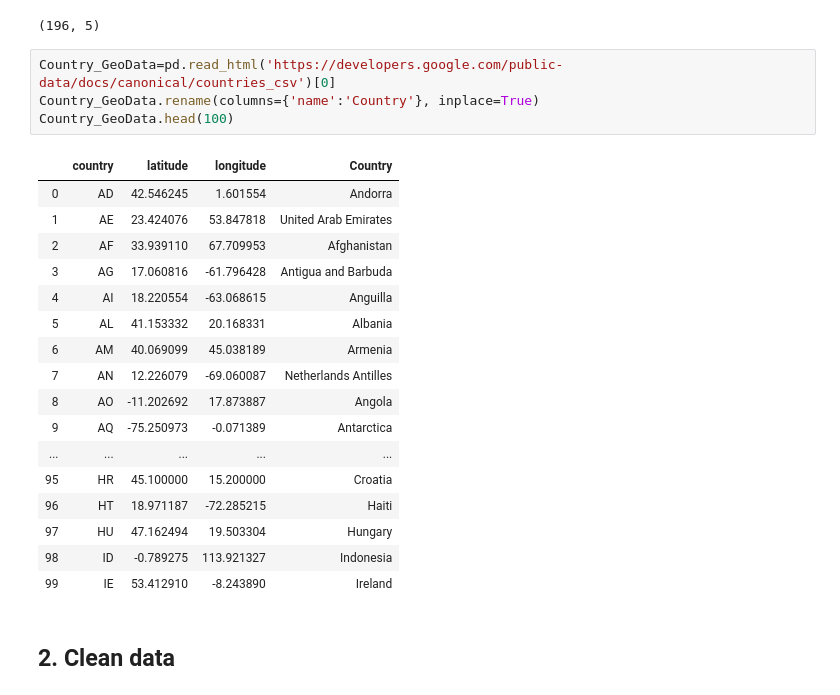
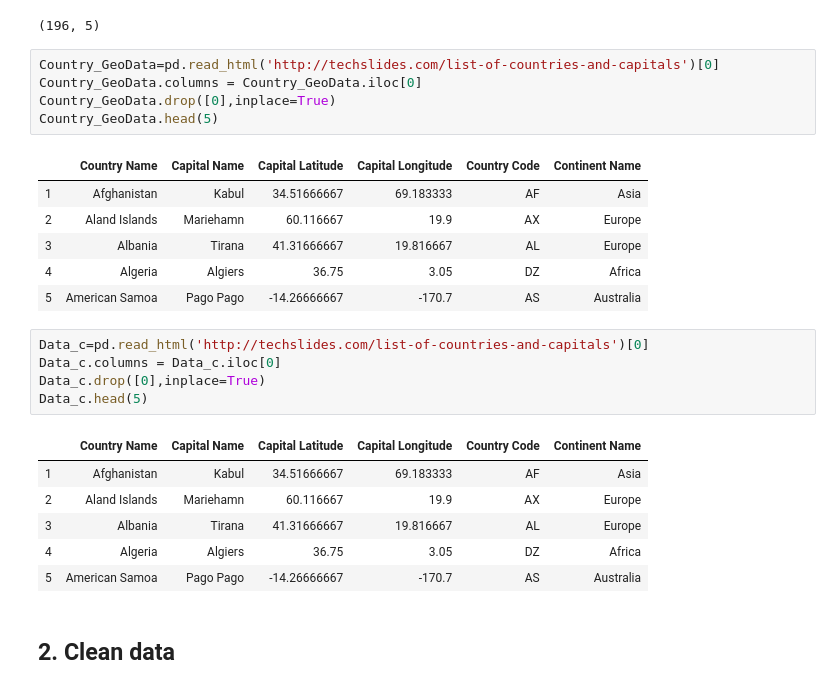
Before and after one commit to MarcosJNS/Health-Care-Analysis, a Jupyter notebook: Health_Comparison.ipynb, the cells around one changed output. Drawn from its saved outputs; the diff is of its cells as text.

```diff
--- a/Health_Comparison.ipynb
+++ b/Health_Comparison.ipynb
@@ -131,27 +131,29 @@ Data_Life_Expentancy.shape
 # %% [output]
 (196, 5)
 # %%
-Country_GeoData=pd.read_html('https://developers.google.com/public-data/docs/canonical/countries_csv')[0]
-Country_GeoData.rename(columns={'name':'Country'}, inplace=True)
-Country_GeoData.head(100)
+Country_GeoData=pd.read_html('http://techslides.com/list-of-countries-and-capitals')[0]
+Country_GeoData.columns = Country_GeoData.iloc[0]
+Country_GeoData.drop([0],inplace=True)
+Country_GeoData.head(5)
 # %% [output]
-|  | country | latitude | longitude | Country |
-| 0 | AD | 42.546245 | 1.601554 | Andorra |
-| 1 | AE | 23.424076 | 53.847818 | United Arab Emirates |
-| 2 | AF | 33.939110 | 67.709953 | Afghanistan |
-| 3 | AG | 17.060816 | -61.796428 | Antigua and Barbuda |
-| 4 | AI | 18.220554 | -63.068615 | Anguilla |
-| 5 | AL | 41.153332 | 20.168331 | Albania |
-| 6 | AM | 40.069099 | 45.038189 | Armenia |
-| 7 | AN | 12.226079 | -69.060087 | Netherlands Antilles |
-| 8 | AO | -11.202692 | 17.873887 | Angola |
-| 9 | AQ | -75.250973 | -0.071389 | Antarctica |
-| ... | ... | ... | ... | ... |
-| 95 | HR | 45.100000 | 15.200000 | Croatia |
-| 96 | HT | 18.971187 | -72.285215 | Haiti |
-| 97 | HU | 47.162494 | 19.503304 | Hungary |
-| 98 | ID | -0.789275 | 113.921327 | Indonesia |
-| 99 | IE | 53.412910 | -8.243890 | Ireland |
+|  | Country Name | Capital Name | Capital Latitude | Capital Longitude | Country Code | Continent Name |
+| 1 | Afghanistan | Kabul | 34.51666667 | 69.183333 | AF | Asia |
+| 2 | Aland Islands | Mariehamn | 60.116667 | 19.9 | AX | Europe |
+| 3 | Albania | Tirana | 41.31666667 | 19.816667 | AL | Europe |
+| 4 | Algeria | Algiers | 36.75 | 3.05 | DZ | Africa |
+| 5 | American Samoa | Pago Pago | -14.26666667 | -170.7 | AS | Australia |
+# %%
+Data_c=pd.read_html('http://techslides.com/list-of-countries-and-capitals')[0]
+Data_c.columns = Data_c.iloc[0]
+Data_c.drop([0],inplace=True)
+Data_c.head(5)
+# %% [output]
+|  | Country Name | Capital Name | Capital Latitude | Capital Longitude | Country Code | Continent Name |
+| 1 | Afghanistan | Kabul | 34.51666667 | 69.183333 | AF | Asia |
+| 2 | Aland Islands | Mariehamn | 60.116667 | 19.9 | AX | Europe |
+| 3 | Albania | Tirana | 41.31666667 | 19.816667 | AL | Europe |
+| 4 | Algeria | Algiers | 36.75 | 3.05 | DZ | Africa |
+| 5 | American Samoa | Pago Pago | -14.26666667 | -170.7 | AS | Australia |
 # %% [markdown]
 ## 2. Clean data
 # %%
```
Also changed, not shown: parts of 19 cells of this notebook.
